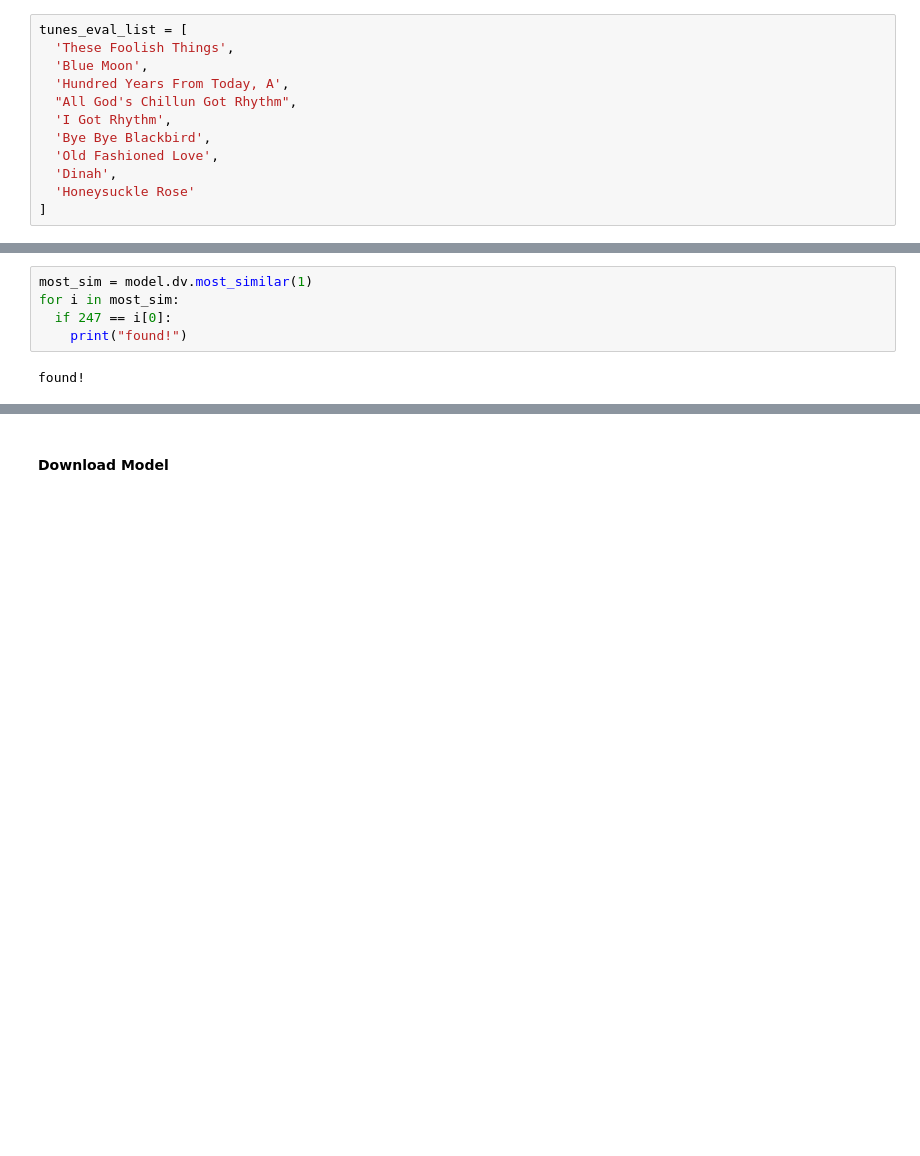
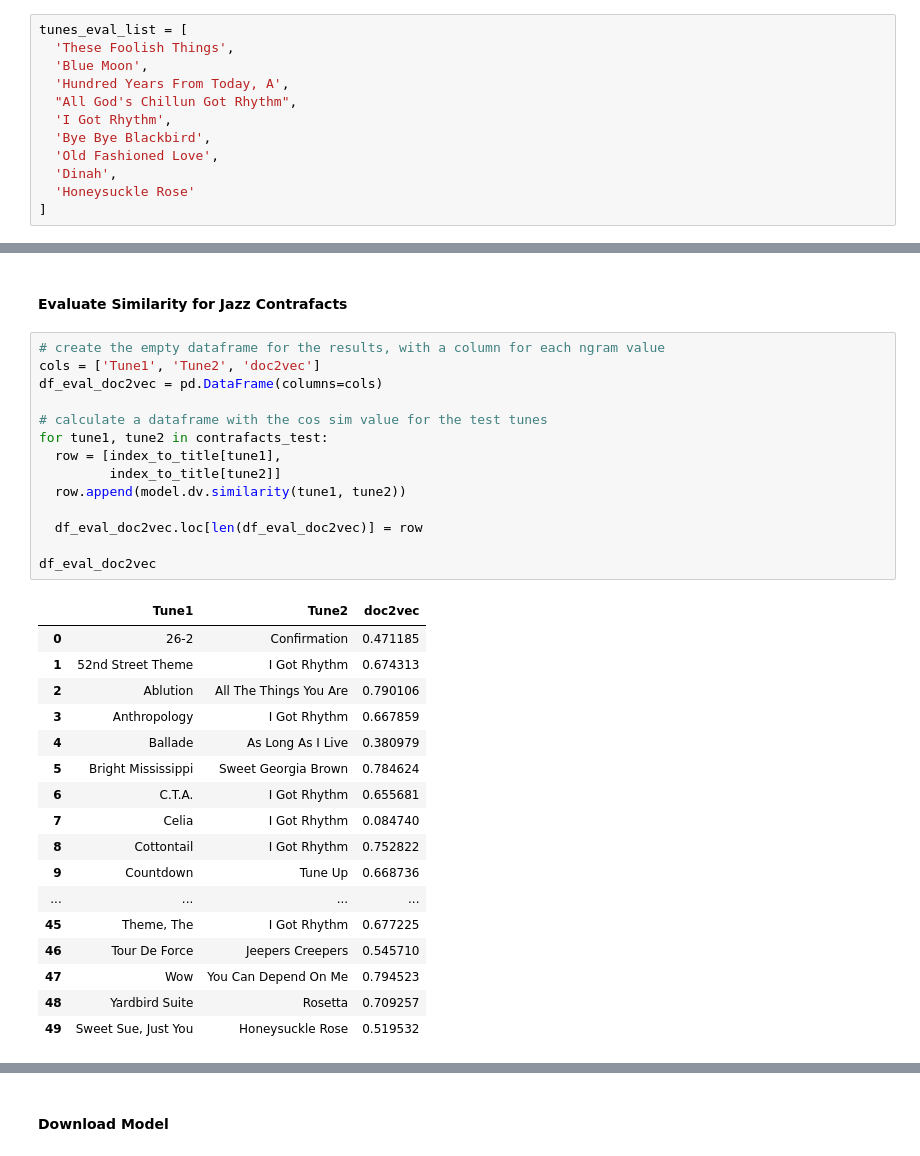
Before and after one commit to 11doris/jazz-tunes-similarity, a Jupyter notebook: tune_similarity_doc2vec.ipynb, the cells around one changed output, grey strips where cells are left out. Drawn from its saved outputs; the diff is of its cells as text; blank space fills up the shorter version.

```diff
--- a/tune_similarity_doc2vec.ipynb
+++ b/tune_similarity_doc2vec.ipynb
@@ -729,7 +661,34 @@ for reference, compare in contrafacts.items():
-# %%
-most_sim = model.dv.most_similar(1)
-for i in most_sim:
-  if 247 == i[0]:
-    print("found!")
-# %% [output]
-found!
+# %% [markdown]
+#### Evaluate Similarity for Jazz Contrafacts
+# %%
+# create the empty dataframe for the results, with a column for each ngram value
+cols = ['Tune1', 'Tune2', 'doc2vec']
+df_eval_doc2vec = pd.DataFrame(columns=cols)
+
+# calculate a dataframe with the cos sim value for the test tunes
+for tune1, tune2 in contrafacts_test:
+  row = [index_to_title[tune1],
+         index_to_title[tune2]]
+  row.append(model.dv.similarity(tune1, tune2))
+
+  df_eval_doc2vec.loc[len(df_eval_doc2vec)] = row
+
+df_eval_doc2vec
+# %% [output]
+|  | Tune1 | Tune2 | doc2vec |
+| 0 | 26-2 | Confirmation | 0.471185 |
+| 1 | 52nd Street Theme | I Got Rhythm | 0.674313 |
+| 2 | Ablution | All The Things You Are | 0.790106 |
+| 3 | Anthropology | I Got Rhythm | 0.667859 |
+| 4 | Ballade | As Long As I Live | 0.380979 |
+| 5 | Bright Mississippi | Sweet Georgia Brown | 0.784624 |
+| 6 | C.T.A. | I Got Rhythm | 0.655681 |
+| 7 | Celia | I Got Rhythm | 0.084740 |
+| 8 | Cottontail | I Got Rhythm | 0.752822 |
+| 9 | Countdown | Tune Up | 0.668736 |
+| ... | ... | ... | ... |
+| 45 | Theme, The | I Got Rhythm | 0.677225 |
+| 46 | Tour De Force | Jeepers Creepers | 0.545710 |
+| 47 | Wow | You Can Depend On Me | 0.794523 |
+| 48 | Yardbird Suite | Rosetta | 0.709257 |
+| 49 | Sweet Sue, Just You | Honeysuckle Rose | 0.519532 |
```
Also changed, not shown: parts of 16 cells of this notebook.
